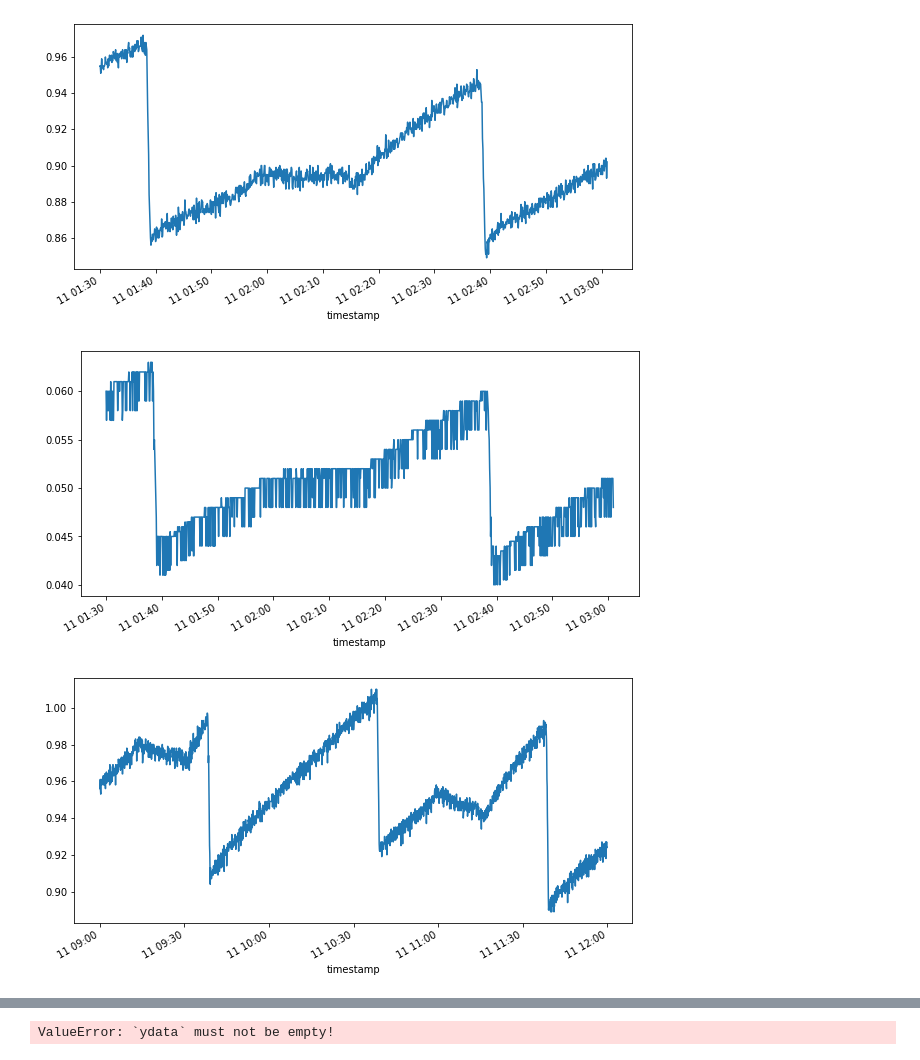
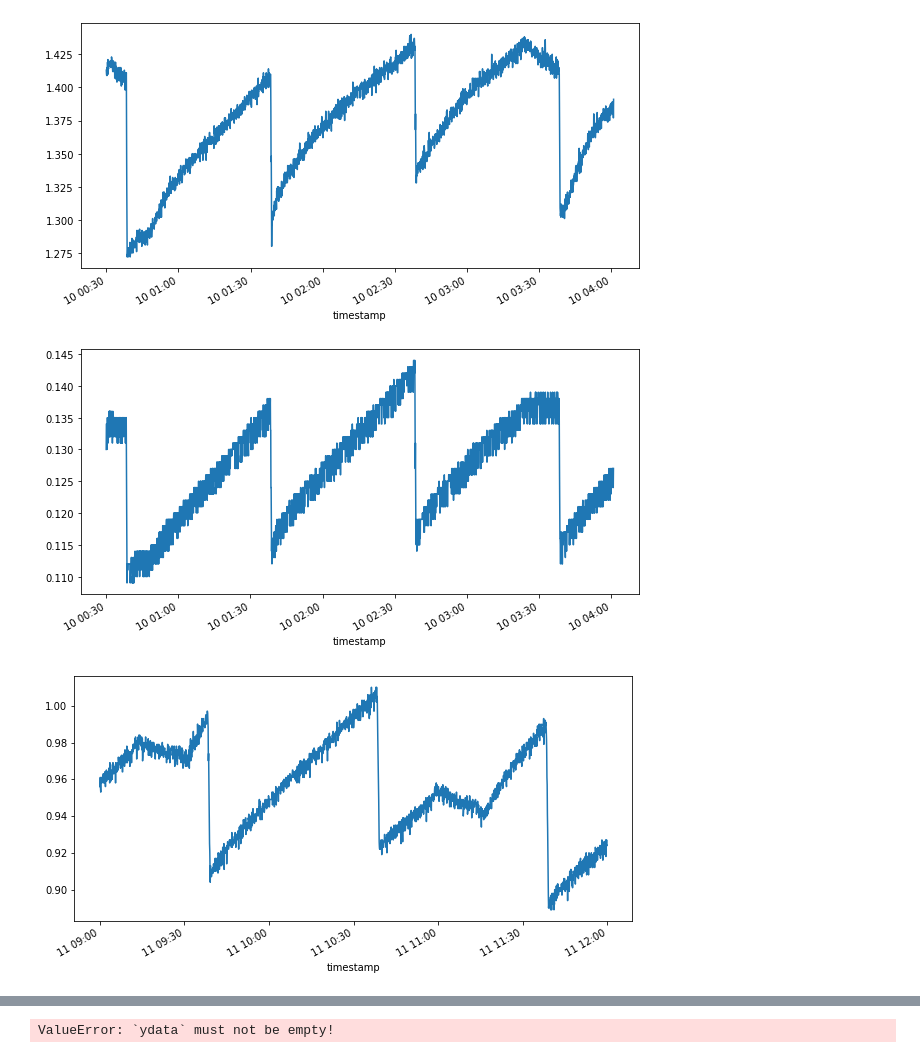
Before and after one commit to Pioreactor/pioreactor, a Jupyter notebook: jupyter_notebooks/Untitled.ipynb, the cells around one changed output, grey strips where cells are left out. Saved outputs shown, nothing was run; the diff lists cells and outputs as text; code cells hidden in the pictures.

```diff
--- a/jupyter_notebooks/Untitled.ipynb
+++ b/jupyter_notebooks/Untitled.ipynb
@@ -10,15 +10,15 @@ df = df.set_index("timestamp")
 # %%
 for _, g in df.groupby("angle"):
     plt.figure(figsize=(10,5))
-    g['od_reading_v'].loc["2020-10-11 01:30":"2020-10-11 3:00"].plot()
+    g['od_reading_v'].loc["2020-10-10 00:30":"2020-10-10 4:00"].plot()
 
 
 for _, g in df.groupby("angle"):
     plt.figure(figsize=(10,5))
     g['od_reading_v'].loc["2020-10-11 09":"2020-10-11 11"].plot()
 # %% [output]
-[figure, old version]
+[figure, new version]
-[figure, old version]
+[figure, new version]
 [figure]
 [figure]
 # %%
```
Also changed, not shown: 8 other files.
